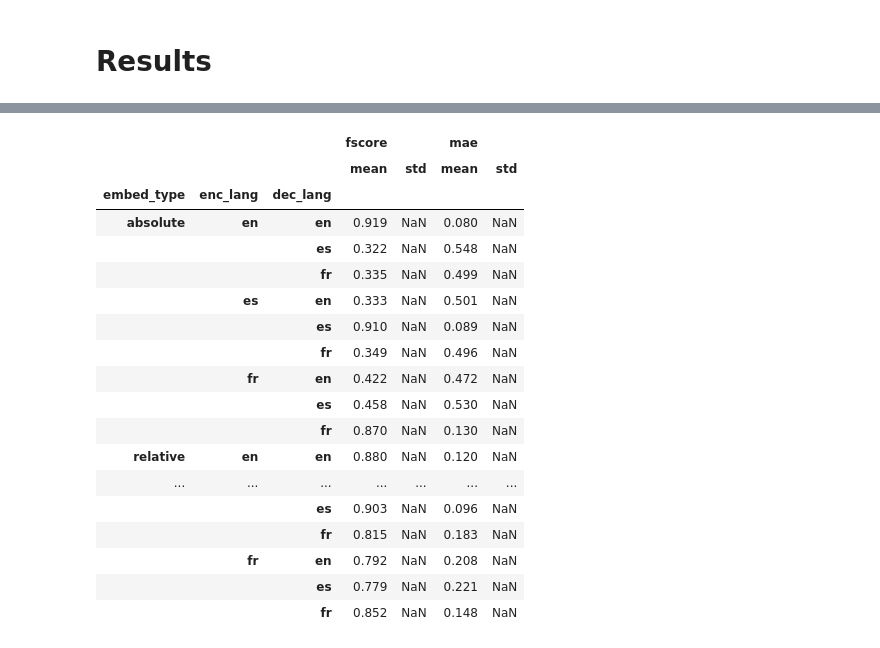
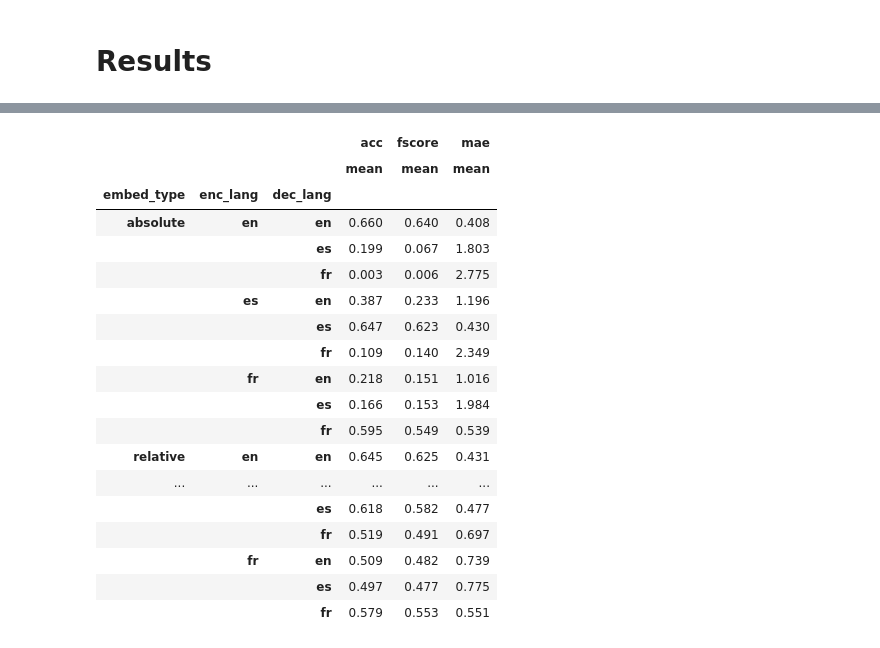
Before and after one commit to AGarciaCast/Topo_Reg_Relative_Rep, a Jupyter notebook: multilingual_stitching.ipynb, the cells around one changed output, grey strips where cells are left out. Drawn from its saved outputs; the diff is of its cells as text; code cells hidden in the pictures.

```diff
--- a/multilingual_stitching.ipynb
+++ b/multilingual_stitching.ipynb
@@ -512,37 +507,45 @@ for mode in ["finetune", "full"]:
                     numeric_results[mode]["mae"].append(mae)
                     numeric_results[mode]["seed"].append(seed)
 # %%
-df = pd.DataFrame(numeric_results["finetune"])
-
-
-df = df.drop(columns=["stitched", "seed", "precision", "recall"]).groupby(
-    ["embed_type", "enc_lang", "dec_lang"]
-).agg([np.mean, np.std]).round(3)
-
-df.to_csv(
-    RESULT_PATH / f"nlp_multilingual-stitching-amazon-{'fine_grained' if fine_grained else 'coarse_grained'}-finetune-{train_perc}.tsv",
-    sep="\t",
-)
-
-df
+for mode in ["finetune", "full"]:
+    df = pd.DataFrame(numeric_results[mode])
+    df.to_csv(
+        RESULT_PATH / f"nlp_multilingual-stitching-amazon-{'fine_grained' if fine_grained else 'coarse_grained'}-{mode}-{train_perc}.tsv",
+        sep="\t",
+        index=False
+    )
-# %% [output]
-|  |  |  | fscore |  | mae |  |
-|  |  |  | mean | std | mean | std |
-| embed_type | enc_lang | dec_lang |  |  |  |  |
-| absolute | en | en | 0.919 | NaN | 0.080 | NaN |
-|  |  | es | 0.322 | NaN | 0.548 | NaN |
-|  |  | fr | 0.335 | NaN | 0.499 | NaN |
-|  | es | en | 0.333 | NaN | 0.501 | NaN |
-|  |  | es | 0.910 | NaN | 0.089 | NaN |
-|  |  | fr | 0.349 | NaN | 0.496 | NaN |
-|  | fr | en | 0.422 | NaN | 0.472 | NaN |
-|  |  | es | 0.458 | NaN | 0.530 | NaN |
-|  |  | fr | 0.870 | NaN | 0.130 | NaN |
-| relative | en | en | 0.880 | NaN | 0.120 | NaN |
-| ... | ... | ... | ... | ... | ... | ... |
-|  |  | es | 0.903 | NaN | 0.096 | NaN |
-|  |  | fr | 0.815 | NaN | 0.183 | NaN |
-|  | fr | en | 0.792 | NaN | 0.208 | NaN |
-|  |  | es | 0.779 | NaN | 0.221 | NaN |
-|  |  | fr | 0.852 | NaN | 0.148 | NaN |
+# %%
+df = pd.read_csv(
+    RESULT_PATH / f"nlp_multilingual-stitching-amazon-{'fine_grained' if fine_grained else 'coarse_grained'}-finetune-{train_perc}.tsv",
+    sep='\t')
+
+
+df = df.drop(columns=["stitched", "seed", "precision", "recall"]).groupby(
+    ["embed_type", "enc_lang", "dec_lang"]
+).agg([np.mean,
+       #np.std
+      ]).round(3)
+
+
+df
+# %% [output]
+|  |  |  | acc | fscore | mae |
+|  |  |  | mean | mean | mean |
+| embed_type | enc_lang | dec_lang |  |  |  |
+| absolute | en | en | 0.660 | 0.640 | 0.408 |
+|  |  | es | 0.199 | 0.067 | 1.803 |
+|  |  | fr | 0.003 | 0.006 | 2.775 |
+|  | es | en | 0.387 | 0.233 | 1.196 |
+|  |  | es | 0.647 | 0.623 | 0.430 |
+|  |  | fr | 0.109 | 0.140 | 2.349 |
+|  | fr | en | 0.218 | 0.151 | 1.016 |
+|  |  | es | 0.166 | 0.153 | 1.984 |
+|  |  | fr | 0.595 | 0.549 | 0.539 |
+| relative | en | en | 0.645 | 0.625 | 0.431 |
+| ... | ... | ... | ... | ... | ... |
+|  |  | es | 0.618 | 0.582 | 0.477 |
+|  |  | fr | 0.519 | 0.491 | 0.697 |
+|  | fr | en | 0.509 | 0.482 | 0.739 |
+|  |  | es | 0.497 | 0.477 | 0.775 |
+|  |  | fr | 0.579 | 0.553 | 0.551 |
 # %%
```
Also changed, not shown: parts of 9 cells of this notebook, 4 other files.
